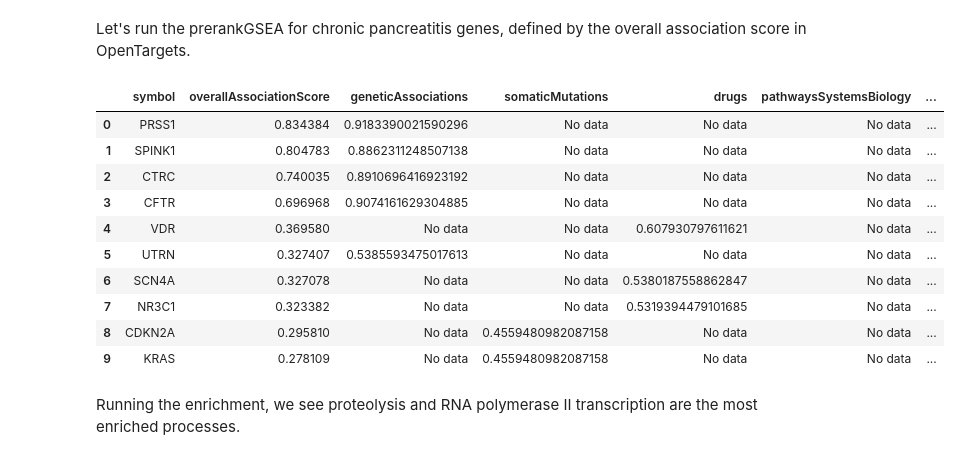
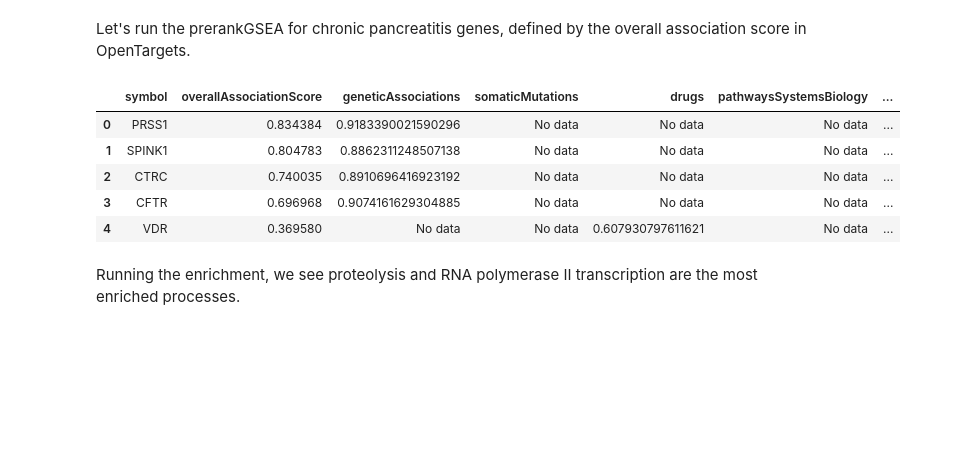
Before and after one commit to finlayiainmaclean/blog, a Jupyter notebook: _notebooks/2021-10-07-testable_processes.ipynb, the cells around one changed output. Cells and saved outputs as stored; diff of their text form; code cells hidden in the pictures; blank space fills up the shorter version.

```diff
--- a/_notebooks/2021-10-07-testable_processes.ipynb
+++ b/_notebooks/2021-10-07-testable_processes.ipynb
@@ -113,21 +79,15 @@ gene2go = gene2go.groupby('go')['gene'].apply(list).to_dict()
 # %% [markdown]
 Let's run the prerankGSEA for chronic pancreatitis genes, defined by the overall association score in OpenTargets.
 # %%
-#collapse-show
 cp_targets = pd.read_csv('EFO_0000342-associated-diseases.csv')
-cp_targets.head(10)
+cp_targets.head(5)
 # %% [output]
 |  | symbol | overallAssociationScore | geneticAssociations | somaticMutations | drugs | pathwaysSystemsBiology | ... |
 | 0 | PRSS1 | 0.834384 | 0.9183390021590296 | No data | No data | No data | ... |
 | 1 | SPINK1 | 0.804783 | 0.8862311248507138 | No data | No data | No data | ... |
 | 2 | CTRC | 0.740035 | 0.8910696416923192 | No data | No data | No data | ... |
 | 3 | CFTR | 0.696968 | 0.9074161629304885 | No data | No data | No data | ... |
 | 4 | VDR | 0.369580 | No data | No data | 0.607930797611621 | No data | ... |
-| 5 | UTRN | 0.327407 | 0.5385593475017613 | No data | No data | No data | ... |
-| 6 | SCN4A | 0.327078 | No data | No data | 0.5380187558862847 | No data | ... |
-| 7 | NR3C1 | 0.323382 | No data | No data | 0.5319394479101685 | No data | ... |
-| 8 | CDKN2A | 0.295810 | No data | 0.4559480982087158 | No data | No data | ... |
-| 9 | KRAS | 0.278109 | No data | 0.4559480982087158 | No data | No data | ... |
 # %% [markdown]
 Running the enrichment, we see proteolysis and RNA polymerase II transcription are the most enriched processes.
 # %%
```
Also changed, not shown: parts of 6 cells of this notebook.
